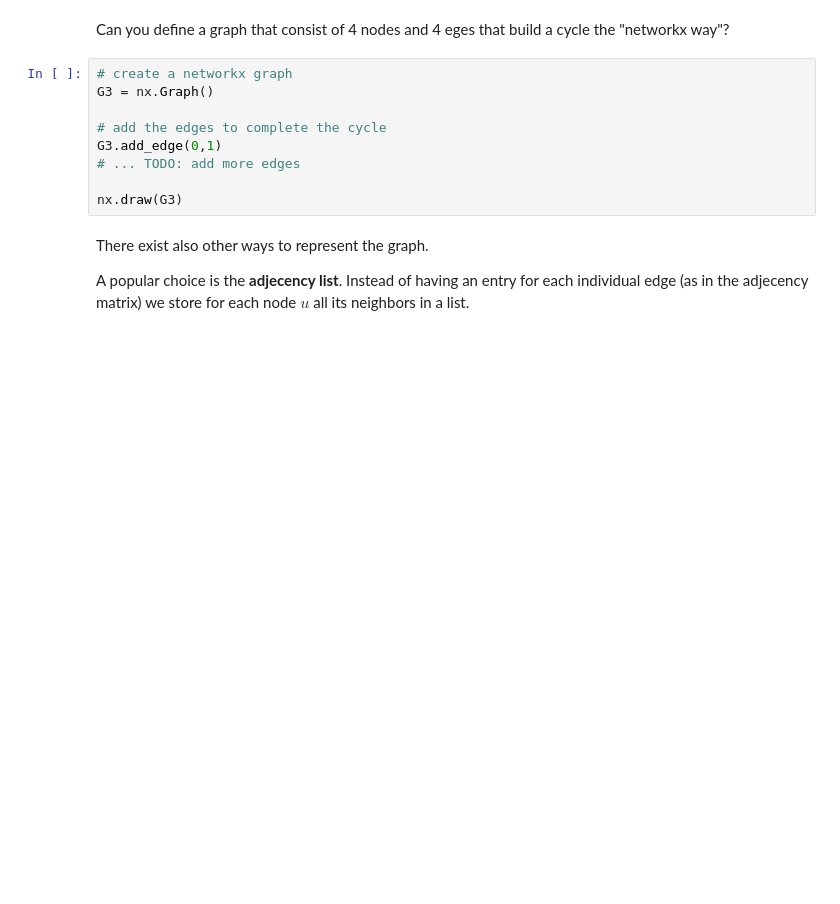
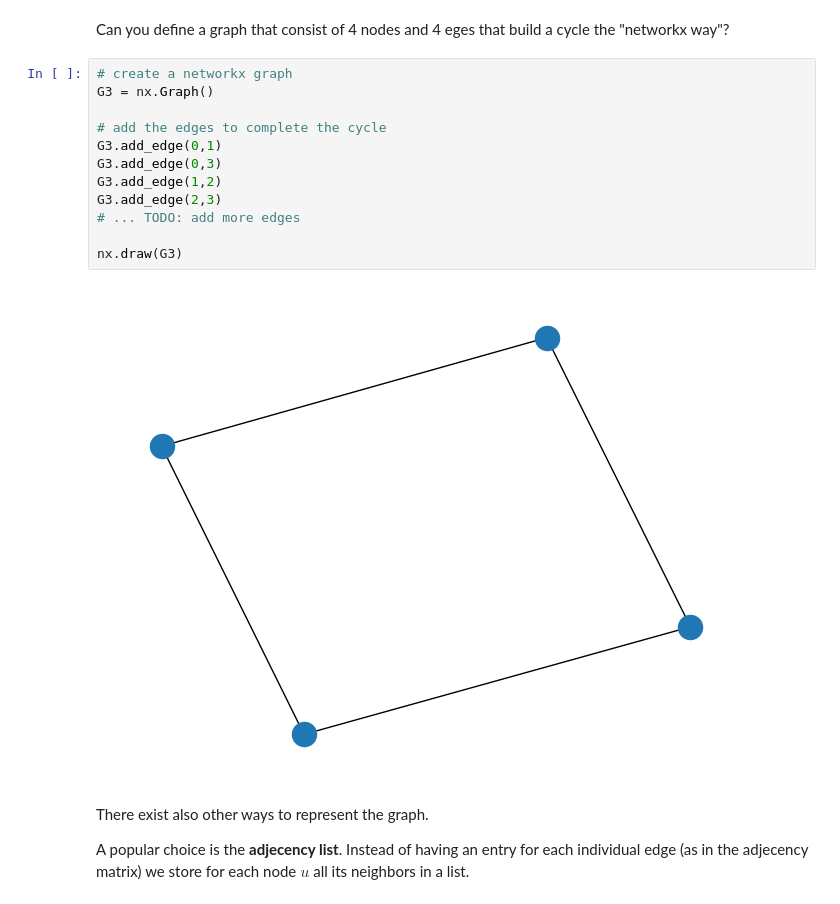
Before and after one commit to MichalisPapadakis/HODL_2026_assignements, a Jupyter notebook: HODL_Graph_Neural_Networks.ipynb, the cells around one changed output. Drawn from its saved outputs; the diff is of its cells as text; blank space fills up the shorter version.

```diff
--- a/HODL_Graph_Neural_Networks.ipynb
+++ b/HODL_Graph_Neural_Networks.ipynb
@@ -535,12 +545,17 @@ Can you define a graph that consist of 4 nodes and 4 eges that build a cycle the
 # %%
 # create a networkx graph
 G3 = nx.Graph()
 
 # add the edges to complete the cycle
 G3.add_edge(0,1)
+G3.add_edge(0,3)
+G3.add_edge(1,2)
+G3.add_edge(2,3)
 # ... TODO: add more edges
 
 nx.draw(G3)
+# %% [output]
+[figure, added]
 # %% [markdown]
 There exist also other ways to represent the graph.
 
```
Also changed, not shown: parts of 16 cells of this notebook.
